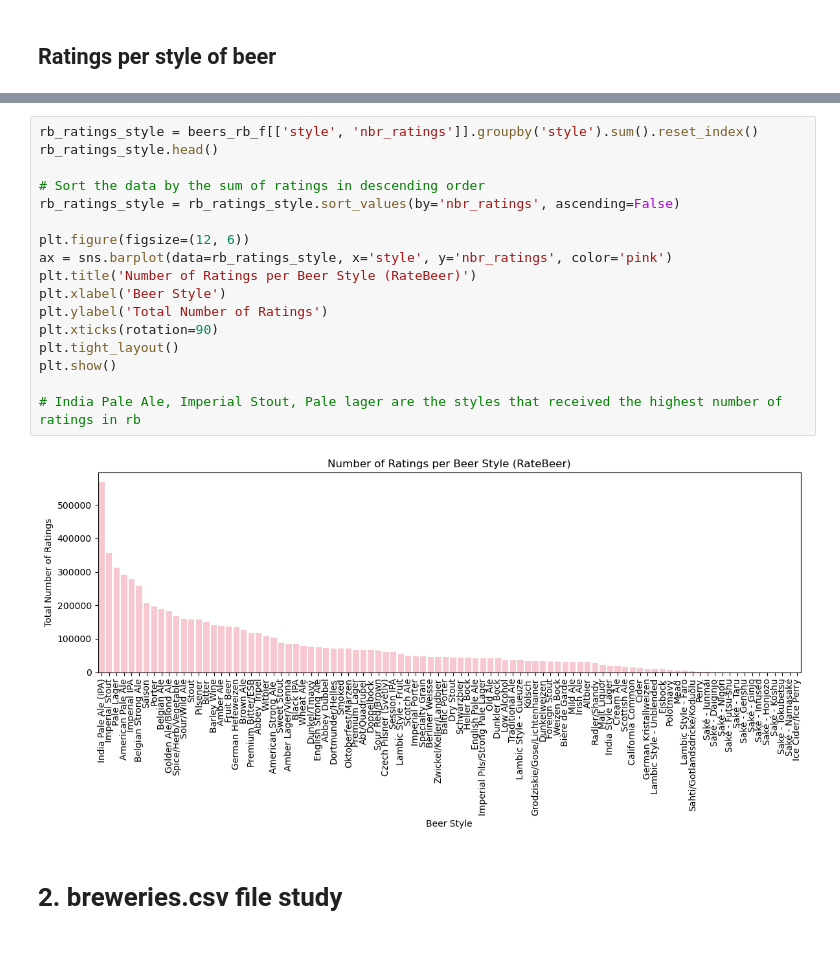
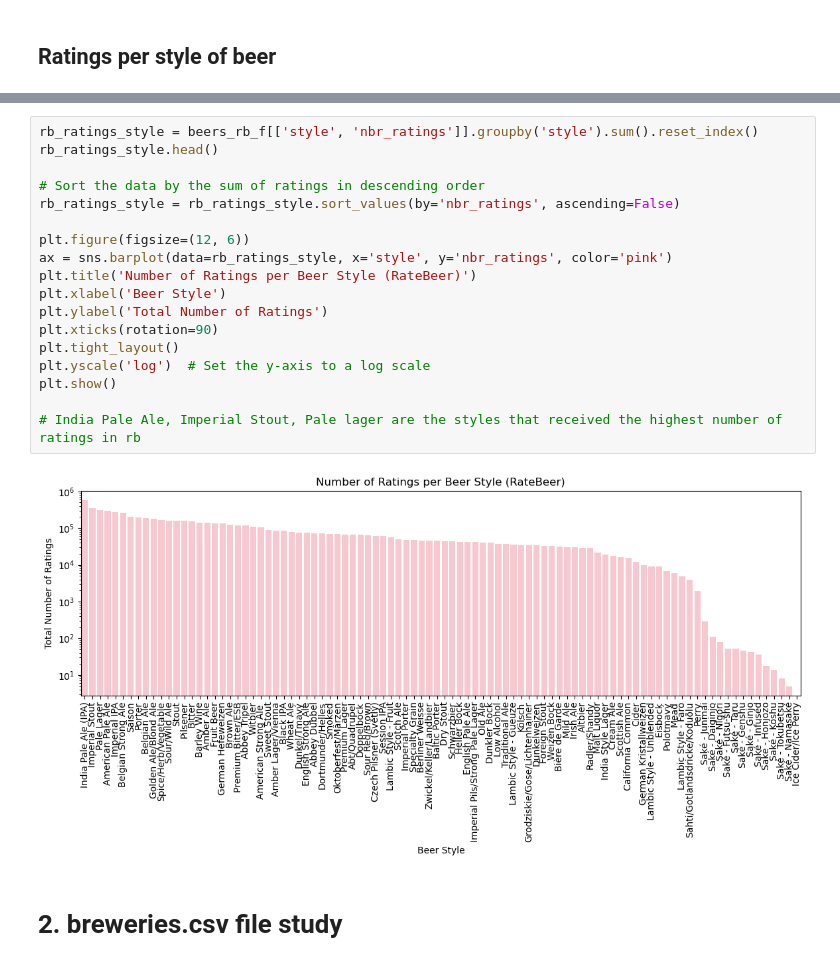
Before and after one commit to epfl-ada/ada-2023-project-dondada, a Jupyter notebook: MilestoneP2.ipynb, the cells around one changed output, grey strips where cells are left out. Cells and saved outputs as stored; diff of their text form.

```diff
--- a/MilestoneP2.ipynb
+++ b/MilestoneP2.ipynb
@@ -338,22 +430,23 @@ plt.show()
 # %%
 rb_ratings_style = beers_rb_f[['style', 'nbr_ratings']].groupby('style').sum().reset_index()
 rb_ratings_style.head()
 
 # Sort the data by the sum of ratings in descending order
 rb_ratings_style = rb_ratings_style.sort_values(by='nbr_ratings', ascending=False)
 
 plt.figure(figsize=(12, 6))
 ax = sns.barplot(data=rb_ratings_style, x='style', y='nbr_ratings', color='pink')
 plt.title('Number of Ratings per Beer Style (RateBeer)')
 plt.xlabel('Beer Style')
 plt.ylabel('Total Number of Ratings')
 plt.xticks(rotation=90)
 plt.tight_layout()
+plt.yscale('log')  # Set the y-axis to a log scale
 plt.show()
 
 # India Pale Ale, Imperial Stout, Pale lager are the styles that received the highest number of ratings in rb
 # %% [output]
-[figure, old version]
+[figure, new version]
 # %% [markdown]
 # 2. breweries.csv file study
 # %%
```
Also changed, not shown: parts of 9 cells of this notebook.
